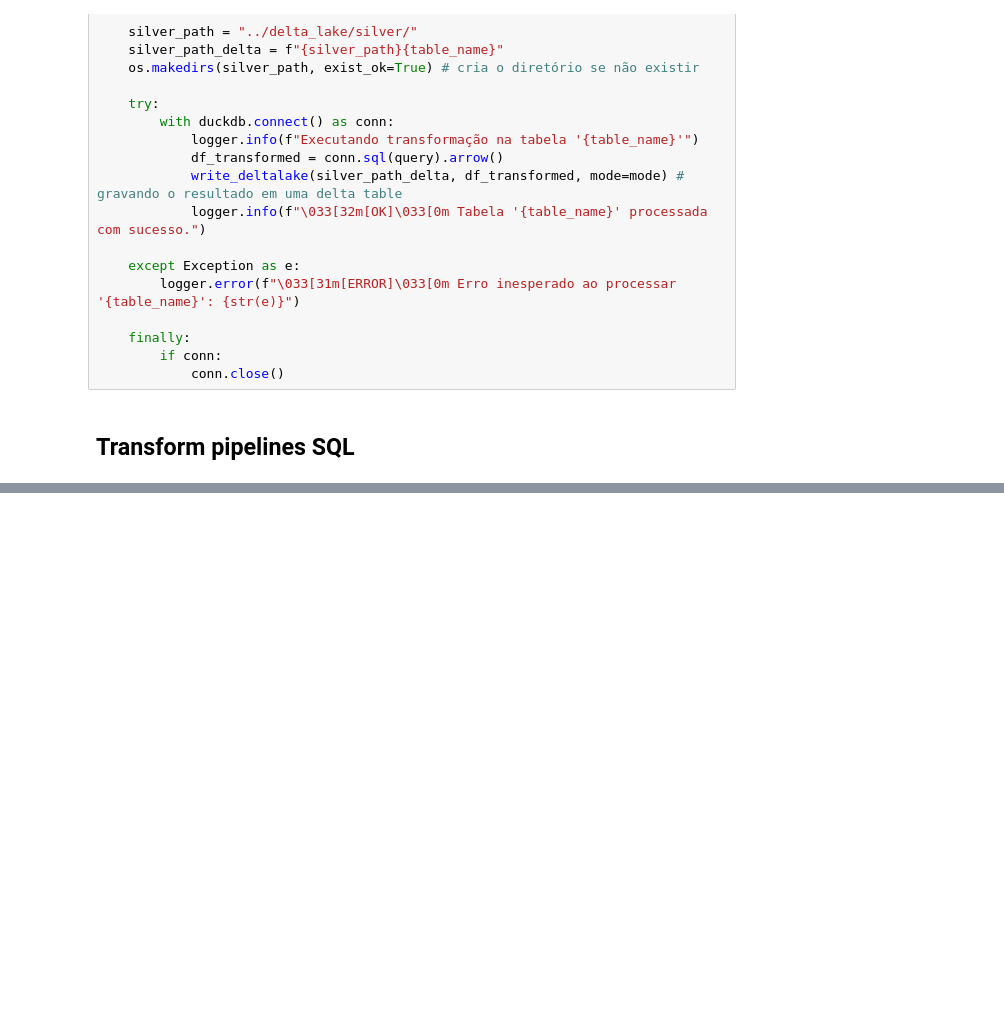
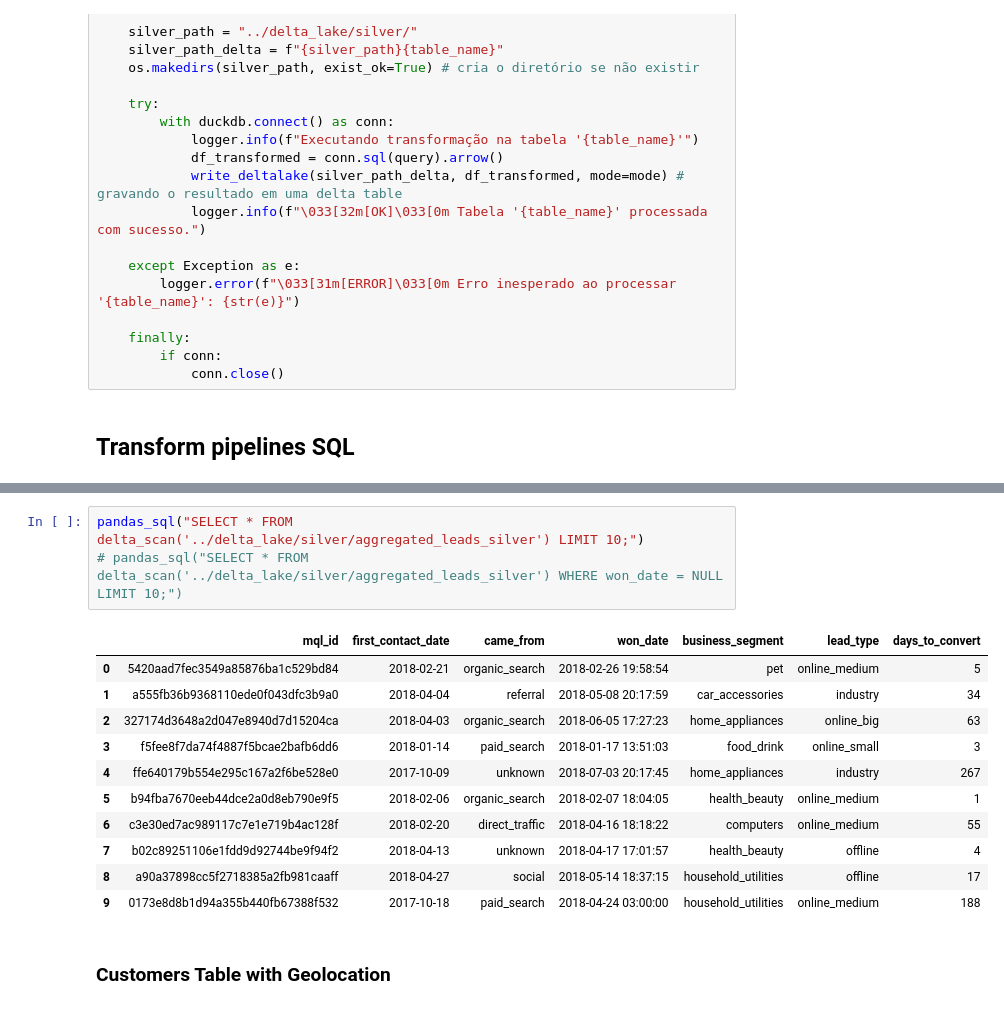
Before and after one commit to Gabrieln18/olist_data_project, a Jupyter notebook: notebooks/workflows.ipynb, the cells around one changed output, grey strips where cells are left out. Saved outputs shown, nothing was run; the diff lists cells and outputs as text; blank space fills up the shorter version.

```diff
--- a/notebooks/workflows.ipynb
+++ b/notebooks/workflows.ipynb
@@ -339,0 +503,17 @@ Neste caso será necessário criar novas tabelas dentro da camada Silver:
+# %%
+pandas_sql("SELECT * FROM delta_scan('../delta_lake/silver/aggregated_leads_silver') LIMIT 10;")
+# pandas_sql("SELECT * FROM delta_scan('../delta_lake/silver/aggregated_leads_silver') WHERE won_date = NULL LIMIT 10;")
+# %% [output]
+|  | mql_id | first_contact_date | came_from | won_date | business_segment | lead_type | days_to_convert |
+| 0 | 5420aad7fec3549a85876ba1c529bd84 | 2018-02-21 | organic_search | 2018-02-26 19:58:54 | pet | online_medium | 5 |
+| 1 | a555fb36b9368110ede0f043dfc3b9a0 | 2018-04-04 | referral | 2018-05-08 20:17:59 | car_accessories | industry | 34 |
+| 2 | 327174d3648a2d047e8940d7d15204ca | 2018-04-03 | organic_search | 2018-06-05 17:27:23 | home_appliances | online_big | 63 |
+| 3 | f5fee8f7da74f4887f5bcae2bafb6dd6 | 2018-01-14 | paid_search | 2018-01-17 13:51:03 | food_drink | online_small | 3 |
+| 4 | ffe640179b554e295c167a2f6be528e0 | 2017-10-09 | unknown | 2018-07-03 20:17:45 | home_appliances | industry | 267 |
+| 5 | b94fba7670eeb44dce2a0d8eb790e9f5 | 2018-02-06 | organic_search | 2018-02-07 18:04:05 | health_beauty | online_medium | 1 |
+| 6 | c3e30ed7ac989117c7e1e719b4ac128f | 2018-02-20 | direct_traffic | 2018-04-16 18:18:22 | computers | online_medium | 55 |
+| 7 | b02c89251106e1fdd9d92744be9f94f2 | 2018-04-13 | unknown | 2018-04-17 17:01:57 | health_beauty | offline | 4 |
+| 8 | a90a37898cc5f2718385a2fb981caaff | 2018-04-27 | social | 2018-05-14 18:37:15 | household_utilities | offline | 17 |
+| 9 | 0173e8d8b1d94a355b440fb67388f532 | 2017-10-18 | paid_search | 2018-04-24 03:00:00 | household_utilities | online_medium | 188 |
+# %% [markdown]
+### Customers Table with Geolocation
```
Also changed, not shown: parts of 33 cells of this notebook.
